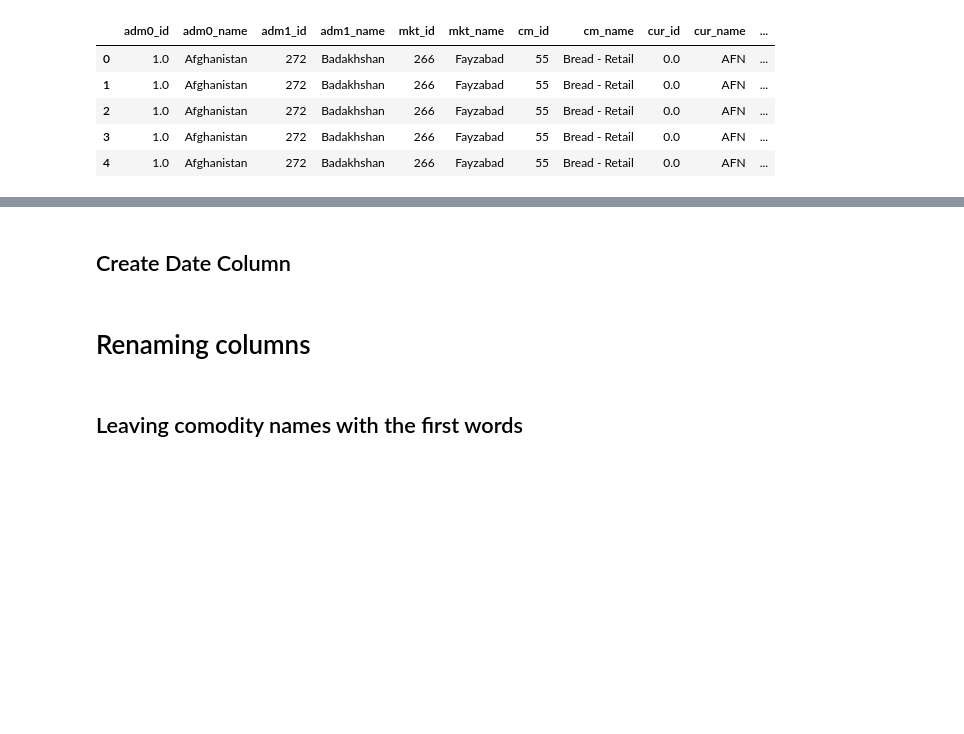
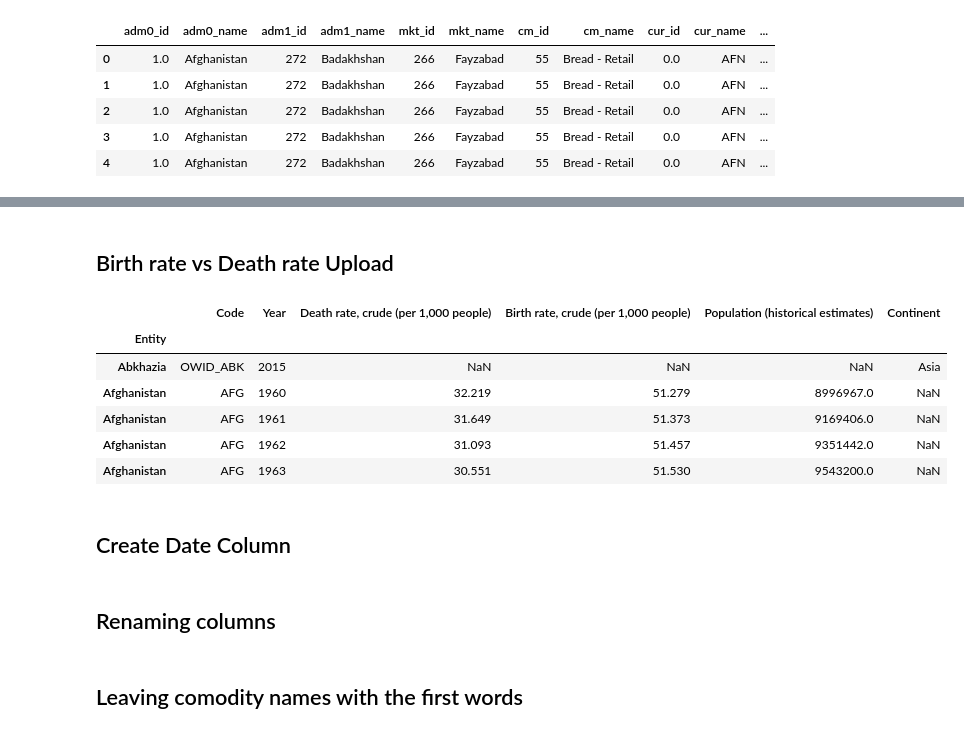
Before and after one commit to MaxSMCON/Group_2, a Jupyter notebook: Group_2_Stats.ipynb, the cells around one changed output, grey strips where cells are left out. Drawn from its saved outputs; the diff is of its cells as text; code cells hidden in the pictures; blank space fills up the shorter version.

Commit message:
Death rate

```diff
--- a/Group_2_Stats.ipynb
+++ b/Group_2_Stats.ipynb
@@ -132,3 +146,17 @@ df.head()
+# %% [markdown]
+## Birth rate vs Death rate Upload
+# %%
+url = 'https://raw.githubusercontent.com/MaxSMCON/Group_2/main/Data%20Storage/birth-rate-vs-death-rate.csv'
+df_BirthDeathRate = pd.read_csv(url, index_col=0)
+df_BirthDeathRate.head()
+# %% [output]
+|  | Code | Year | Death rate, crude (per 1,000 people) | Birth rate, crude (per 1,000 people) | Population (historical estimates) | Continent |
+| Entity |  |  |  |  |  |  |
+| Abkhazia | OWID_ABK | 2015 | NaN | NaN | NaN | Asia |
+| Afghanistan | AFG | 1960 | 32.219 | 51.279 | 8996967.0 | NaN |
+| Afghanistan | AFG | 1961 | 31.649 | 51.373 | 9169406.0 | NaN |
+| Afghanistan | AFG | 1962 | 31.093 | 51.457 | 9351442.0 | NaN |
+| Afghanistan | AFG | 1963 | 30.551 | 51.530 | 9543200.0 | NaN |
 # %% [markdown]
 ## Create Date Column
 # %%
@@ -138,7 +166,7 @@ df["Date"] = pd.to_datetime(df["Date"])
 # %%
 df = df.set_index("Date")
 # %% [markdown]
-# Renaming columns
+## Renaming columns
 # %%
 df = df.rename(columns = {'adm0_name' : 'Country', 'mkt_name': 'city',} )
 df = df.drop(columns= {'adm1_name'})
```
Also changed, not shown: parts of 5 cells of this notebook.
